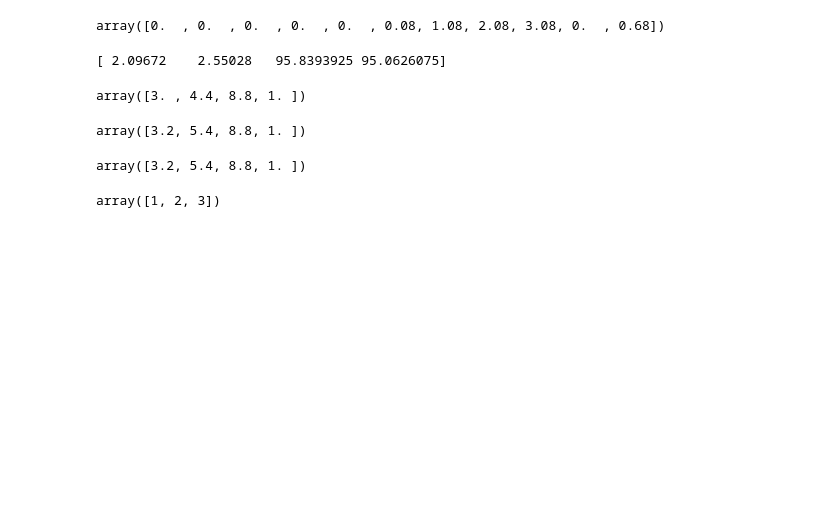
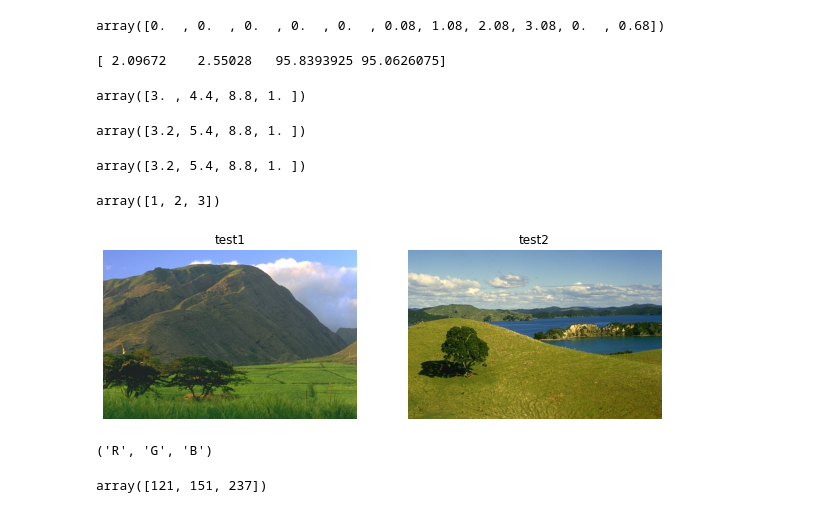
Before and after one commit to uprestel/Segmentation, a Jupyter notebook: segmentation.ipynb, the cells around one changed output. Cells and saved outputs as stored; diff of their text form; code cells hidden in the pictures; blank space fills up the shorter version.

```diff
--- a/segmentation.ipynb
+++ b/segmentation.ipynb
@@ -330,3 +363,23 @@ arr = np.array( [1,2,3,4,5,6,7,8,9] )
 arr[:3]
 # %% [output]
 array([1, 2, 3])
+# %%
+def load_images(paths):
+    images = []
+    for path in paths:
+        img = Image.open(path)
+        images.append(img)
+    return images
+# %%
+images = load_images([
+                                "data/28083.jpg",
+                                "data/36046.jpg"
+
+])
+plot(images, ["test1", "test2"])
+# %% [output]
+[figure, added]
+# %%
+print(images[0].getbands())
+# %% [output]
+('R', 'G', 'B')
@@ -332,0 +389,4 @@ array([1, 2, 3])
+# %%
+img[0][2]
+# %% [output]
+array([121, 151, 237])
```
Also changed, not shown: parts of 12 cells of this notebook.
